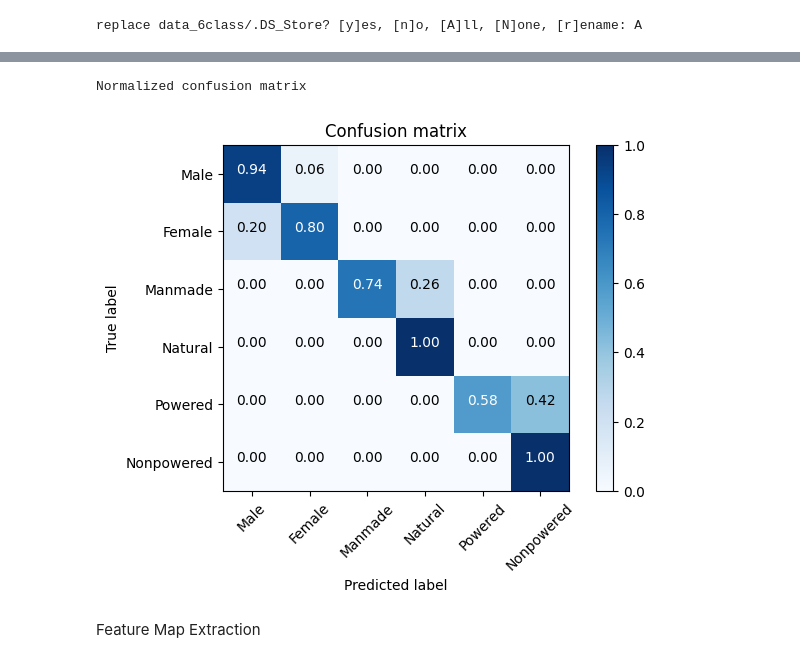
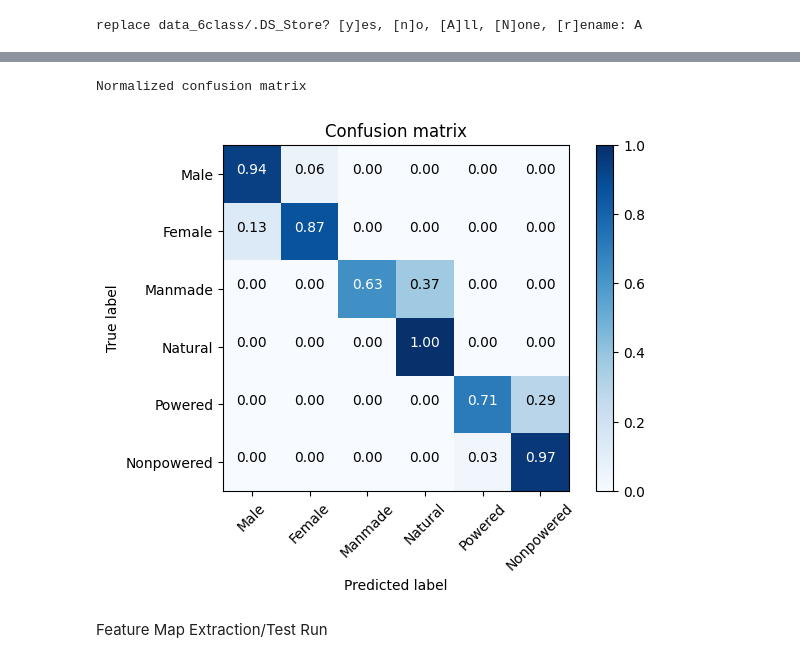
Before and after one commit to soukhind2/vgg16obj, a Jupyter notebook: colab_test.ipynb, the cells around one changed output, grey strips where cells are left out. Cells and saved outputs as stored; diff of their text form; code cells hidden in the pictures.

```diff
--- a/colab_test.ipynb
+++ b/colab_test.ipynb
@@ -162,26 +165,28 @@ model = objnet.modelarch().build_full_model([7,7,512],
 plot_model(model,show_shapes=True,expand_nested=True)
 # %%
 
-model = Sequential()
+top_model = Sequential()
+top_model.add(Flatten(input_shape=train_data.shape[1:]))
+top_model.add(Dense(4096, activation='relu',name = 'top_dense1'))
+top_model.add(Dense(6, activation='softmax',name = 'predictions'))
 
-model.add(Flatten(input_shape=train_data.shape[1:]))
-model.add(Dense(4096, activation='relu'))
-##model.add(Dropout(0.5))
-#model.add(Dense(4096, activation='relu'))
-model.add(Dense(6, activation='softmax'))
+top_model.compile(optimizer= Adam(lr=1e-5),
+              loss=losses,
+              metrics=['accuracy'])
+top_model.summary()
 
 '''losses = {'branch1': 'binary_crossentropy',
           'branch2': 'categorical_crossentropy'}
 '''
 losses = 'categorical_crossentropy'
 
-model.compile(optimizer= Adam(lr=1e-5),
+top_model.compile(optimizer= Adam(lr=1e-5),
               loss=losses,
               metrics=['accuracy'])
 
 es = EarlyStopping(monitor='val_loss', mode='min', verbose=1)
 
-history = model.fit(x = train_data,  y = train_labels,
+history = top_model.fit(x = train_data,  y = train_labels,
           epochs=epochs,
           batch_size=64,
           validation_data=(val_data, val_labels),
@@ -235,18 +239,17 @@ for (i, l) in enumerate(lossNames):
 # %%
 classes = ['Male','Female','Manmade','Natural','Powered','Nonpowered']
 #classes = ['Male/ Manmade/ Pwrd','Female/ Natural/ Nonpwrd']
 #classes = ['Face', 'Scene','Tool']
 plt.style.use('default')
-
+pred = top_model.predict(test_data)
 from vgg16obj.tools import plot_tools as pt
 #pt.plot_metrics(history)
-
 
 categorical_test_labels = pd.DataFrame(test_labels).idxmax(axis=1)
 categorical_preds = pd.DataFrame(pred).idxmax(axis=1)
 cm = confusion_matrix(categorical_test_labels, categorical_preds)
 
 pt.plot_confusion_matrix(cm,classes,normalize = True)
 # %% [output]
 Normalized confusion matrix
-[figure, old version]
+[figure, new version]
@@ -255,5 +256,5 @@ plot_model(model,show_shapes=True,expand_nested=True)
 # %% [markdown]
-Feature Map Extraction
+Feature Map Extraction/Test Run
 # %%
 from keras import Model
 img_tensor = train_it[0].reshape([1,224,224,3])
```
Also changed, not shown: parts of 36 cells of this notebook.
